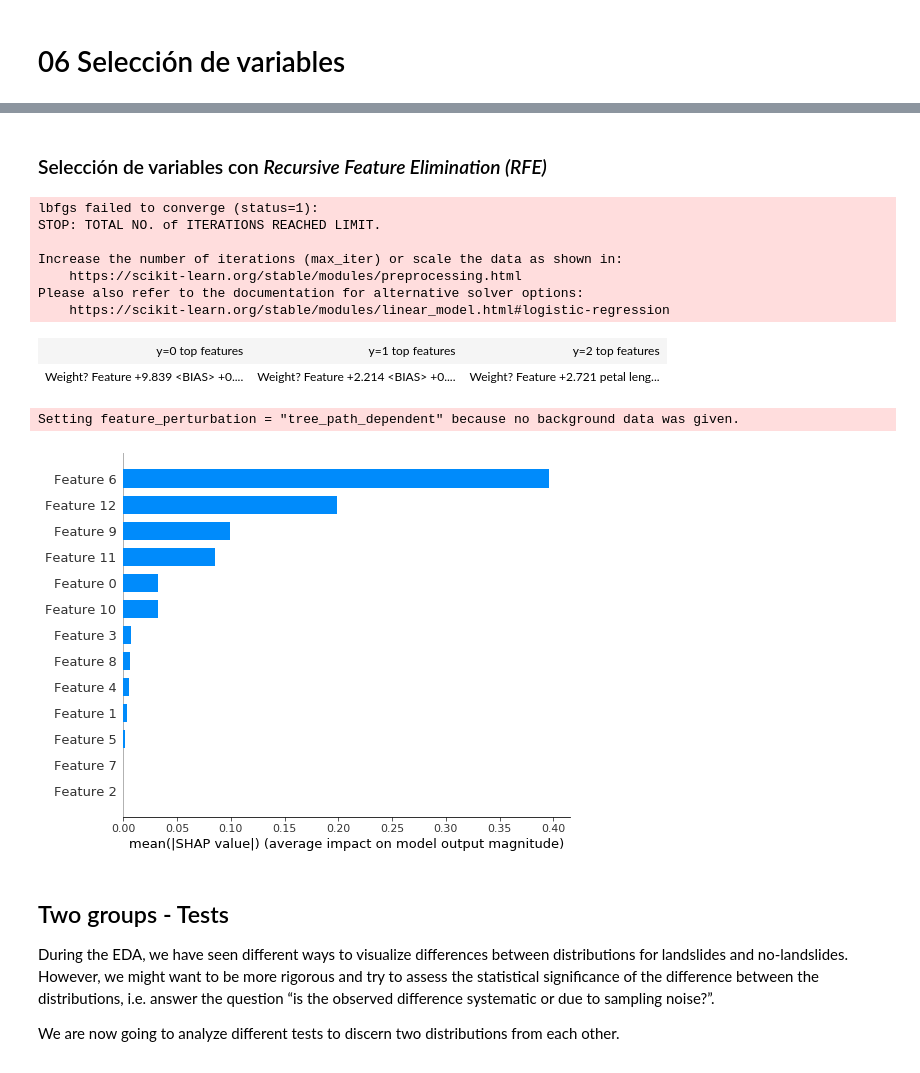
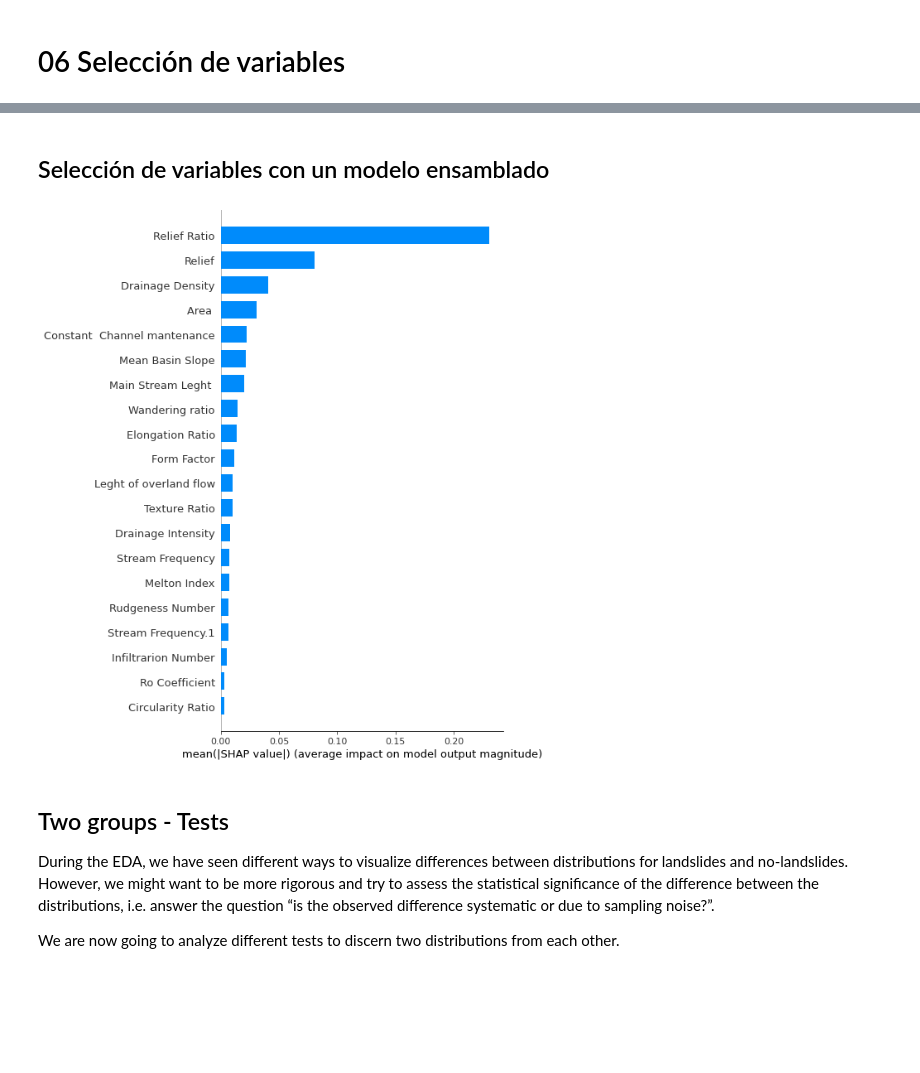
Before and after one commit to edieraristizabal/MachineLearning, a Jupyter notebook: NOTEBOOKS/06_SeleccionVariables.ipynb, the cells around one changed output, grey strips where cells are left out. Cells and saved outputs as stored; diff of their text form; code cells hidden in the pictures; blank space fills up the shorter version.

```diff
--- a/NOTEBOOKS/06_SeleccionVariables.ipynb
+++ b/NOTEBOOKS/06_SeleccionVariables.ipynb
@@ -103,3 +74,4 @@ y=data['Flash flood record']
 # %%
-selector = SelectKBest(mutual_info_regression, k=4)
-fit=selector.fit(X,y)
+variables = SelectKBest(score_func=mutual_info_regression, k=4)
+variables.fit(X,y)
+X.columns[selector.get_support()]
@@ -107,0 +100,5 @@ print(fit.scores_)
+# %%
+from sklearn.feature_selection import SelectFromModel
+sfm_selector = SelectFromModel(estimator=LogisticRegression())
+sfm_selector.fit(X, y)
+X.columns[sfm_selector.get_support()]
@@ -107,0 +122,4 @@ print(fit.scores_)
+# %%
+sfs_selector = SequentialFeatureSelector(estimator=LogisticRegression(), n_features_to_select = 3, cv =10, direction ='backward')
+sfs_selector.fit(X, y)
+X.columns[sfs_selector.get_support()]
@@ -108,2 +165,2 @@ print(fit.scores_)
 # %% [markdown]
-### Selección de variables con *Recursive Feature Elimination (RFE)*
+## Selección de variables con un modelo ensamblado
@@ -120,21 +166,0 @@ print(fit.ranking_)
-# %%
-from sklearn.datasets import load_iris
-iris=load_iris()
-X=iris['data']
-y=iris['target']
-from eli5.sklearn import PermutationImportance
-from sklearn.linear_model import LogisticRegression
-model = LogisticRegression()
-model.fit(X,y)
-perm = PermutationImportance(model, random_state=1).fit(X, y)
-eli5.show_weights(model, feature_names = iris.feature_names)
-# %% [output]
-lbfgs failed to converge (status=1):
-STOP: TOTAL NO. of ITERATIONS REACHED LIMIT.
-
-Increase the number of iterations (max_iter) or scale the data as shown in:
-    https://scikit-learn.org/stable/modules/preprocessing.html
-Please also refer to the documentation for alternative solver options:
-    https://scikit-learn.org/stable/modules/linear_model.html#logistic-regression
-| y=0 top features | y=1 top features | y=2 top features |
-| Weight? Feature +9.839 <BIAS> +0.... | Weight? Feature +2.214 <BIAS> +0.... | Weight? Feature +2.721 petal leng... |
@@ -141,17 +172,10 @@ Please also refer to the documentation for alternative solver options:
 # %%
-from sklearn.datasets import load_wine
-import shap
-from sklearn.ensemble import RandomForestRegressor
-wine=load_wine()
-X=wine['data']
-y=wine['target']
 model = RandomForestRegressor(max_depth=6, random_state=0, n_estimators=10)
 model.fit(X, y)
 shap_values = shap.TreeExplainer(model).shap_values(X)
 shap.summary_plot(shap_values, X, plot_type="bar")
 # %% [output]
-Setting feature_perturbation = "tree_path_dependent" because no background data was given.
-[figure, old version]
+[figure, new version]
 # %% [markdown]
 ## Two groups - Tests
 During the EDA, we have seen different ways to visualize differences between distributions for landslides and no-landslides. However, we might want to be more rigorous and try to assess the statistical significance of the difference between the distributions, i.e. answer the question “is the observed difference systematic or due to sampling noise?”.
```
Also changed, not shown: parts of 52 cells of this notebook, 6 other files.
